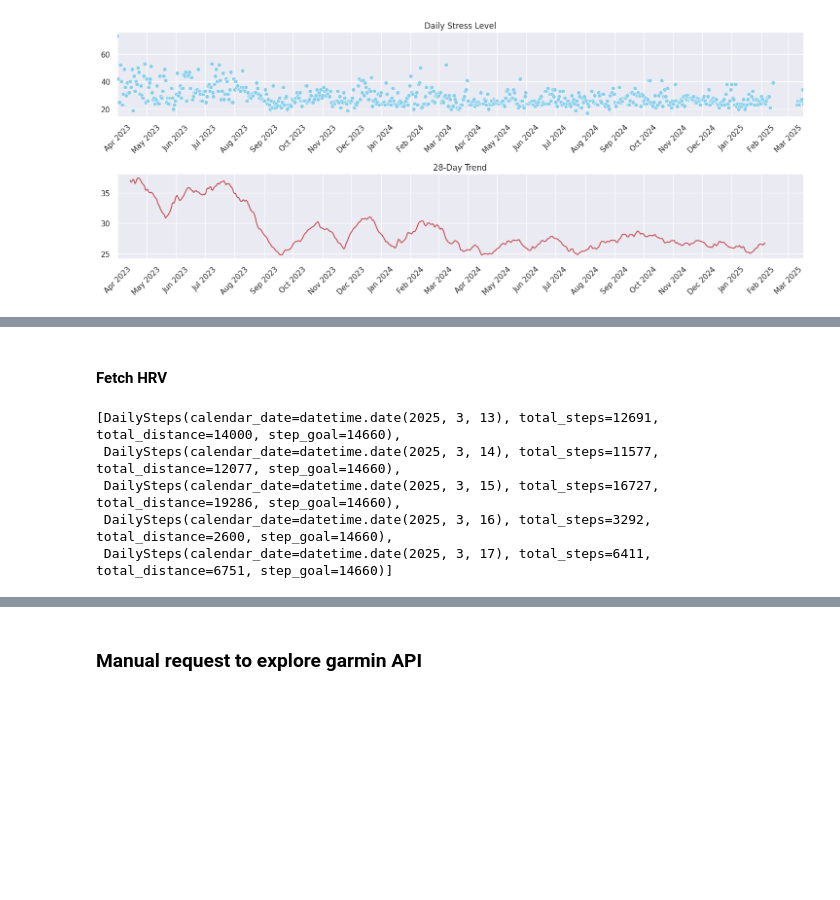
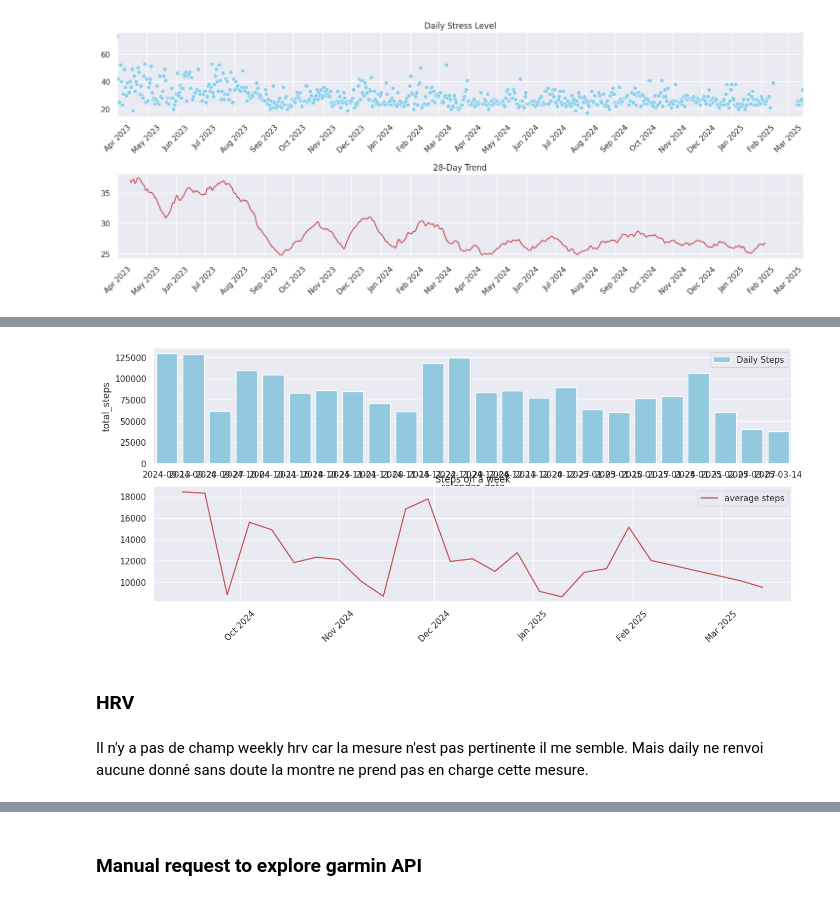
Before and after one commit to cavaliersanstete/running, a Jupyter notebook: garth_lib.ipynb, the cells around one changed output, grey strips where cells are left out. Drawn from its saved outputs; the diff is of its cells as text; code cells hidden in the pictures; blank space fills up the shorter version.

Commit message:
fetching sleep data and exploration

```diff
--- a/garth_lib.ipynb
+++ b/garth_lib.ipynb
@@ -148,0 +155,4 @@ plt.show()
+# %%
+# BASE_PATH = "/usersummary-service/stats/steps"
+
+weekly_steps = garth.WeeklySteps.list(period=27)
@@ -149,3 +179,50 @@ plt.show()
+# %%
+import seaborn as sns
+import matplotlib.dates as mdates
+from matplotlib import pyplot as plt
+import pandas as pd
+
+sns.set_theme()
+
+df = pd.DataFrame(weekly_steps)
+df.set_index("calendar_date", inplace=True)
+
+df["rolling_avg"] = df["total_steps"].rolling(window=28).mean()
+
+fig, axes = plt.subplots(2, 1, figsize=(15, 6))
+
+sns.barplot(
+    ax=axes[0],
+    x=df.index,
+    y=df["total_steps"],
+    color="skyblue",
+    label="Daily Steps"
+)
+
+sns.lineplot(
+    ax=axes[1],
+    x=df.index,
+    y=df["average_steps"],
+    color="r",
+    label="average steps"
+)
+
+plt.gca().xaxis.set_major_locator(mdates.MonthLocator())
+plt.gca().xaxis.set_major_formatter(mdates.DateFormatter("%b %Y"))
+
+plt.xticks(rotation=45)
+#plt.xlim(df.index.min(), df.index.max())
+plt.xlabel(None)
+plt.ylabel(None)
+plt.title("Steps on a week")
+plt.legend()
+
+plt.show()
+# %% [output]
+[figure, added]
 # %% [markdown]
-#### Fetch HRV
+### HRV
+# %% [markdown]
+Il n'y a pas de champ weekly hrv car la mesure n'est pas pertinente il me semble.
+Mais daily ne renvoi aucune donné sans doute la montre ne prend pas en charge cette mesure.
 # %%
@@ -153,8 +229,0 @@ daily_steps = garth.DailySteps.list(period=10)
-# %%
-garth.DailySteps.list(period=7)
-# %% [output]
-[DailySteps(calendar_date=datetime.date(2025, 3, 13), total_steps=12691, total_distance=14000, step_goal=14660),
- DailySteps(calendar_date=datetime.date(2025, 3, 14), total_steps=11577, total_distance=12077, step_goal=14660),
- DailySteps(calendar_date=datetime.date(2025, 3, 15), total_steps=16727, total_distance=19286, step_goal=14660),
- DailySteps(calendar_date=datetime.date(2025, 3, 16), total_steps=3292, total_distance=2600, step_goal=14660),
- DailySteps(calendar_date=datetime.date(2025, 3, 17), total_steps=6411, total_distance=6751, step_goal=14660)]
```
Also changed, not shown: parts of 22 cells of this notebook, 1 other file.
